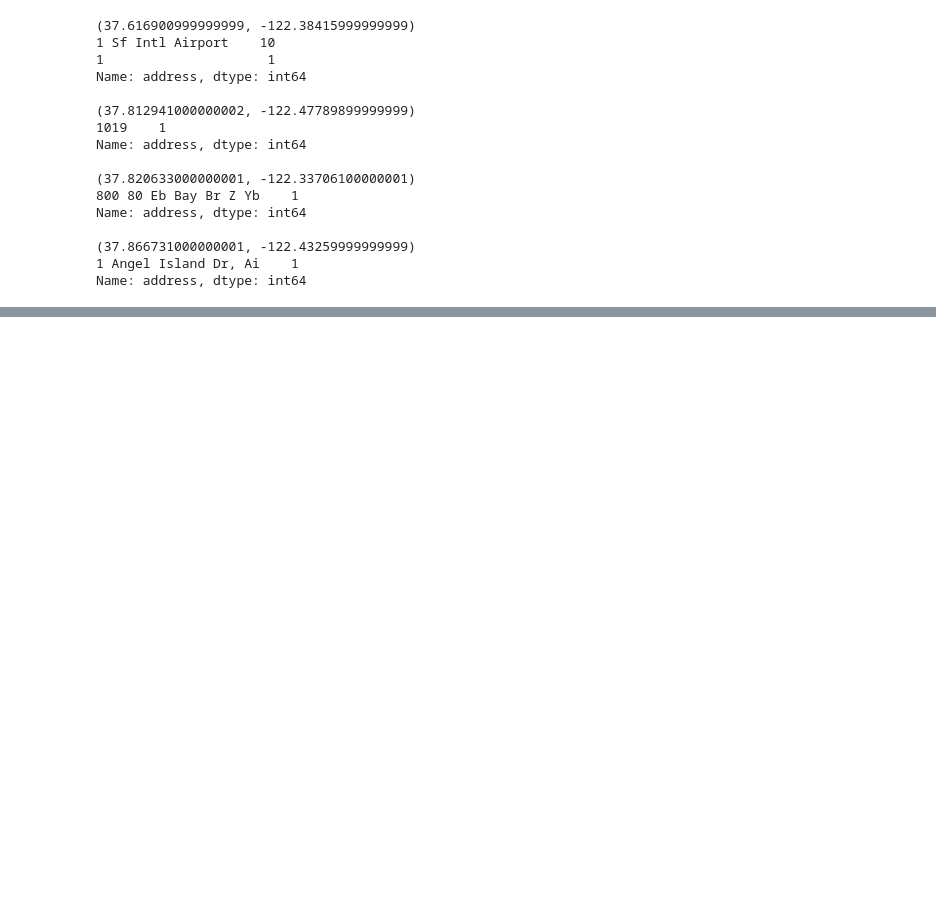
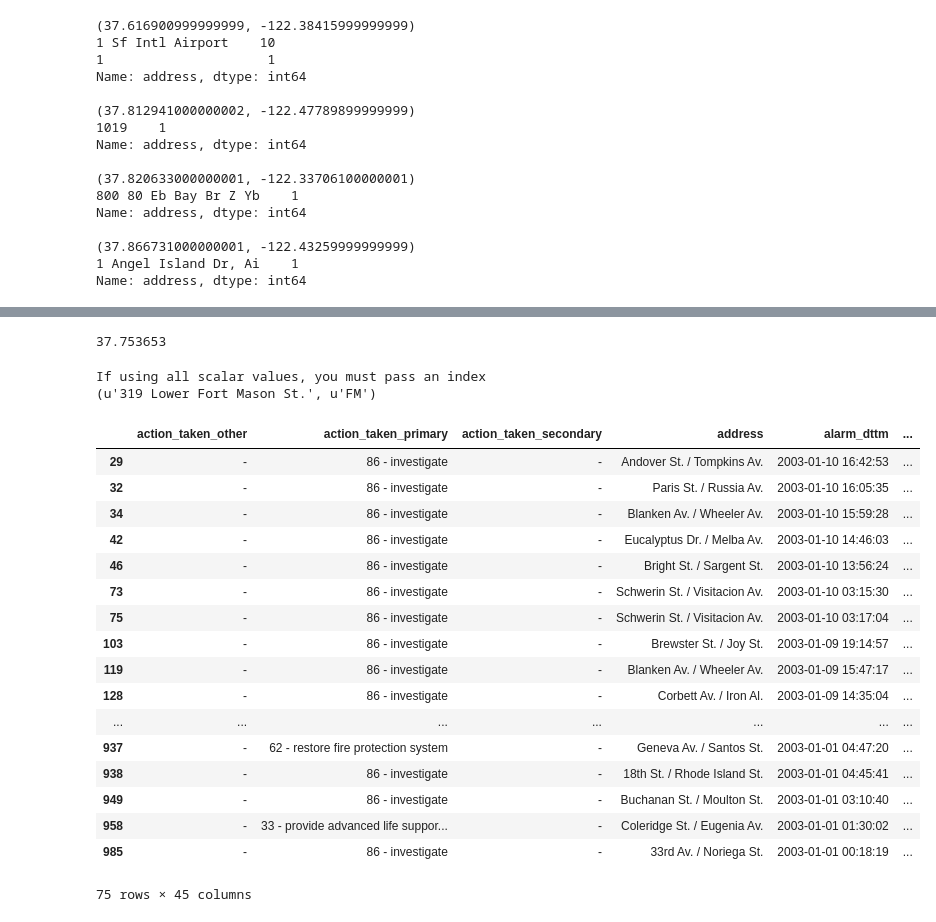
Before and after one commit to mikezawitkowski/fireRiskSF, a Jupyter notebook: notebooks/exploratory/0.3-EDA-second-pass.ipynb, the cells around one changed output, grey strips where cells are left out. Cells and saved outputs as stored; diff of their text form; code cells hidden in the pictures; blank space fills up the shorter version.

```diff
--- a/notebooks/exploratory/0.3-EDA-second-pass.ipynb
+++ b/notebooks/exploratory/0.3-EDA-second-pass.ipynb
@@ -485,0 +556,8 @@ temp_df.head()
+# %%
+# let's try building a street2coordinates endpoint
+address = ('+').join(df[mask].iloc[0]['address'].split())
+address = address + '%2c+San+Francisco%2c+CA'
+s2c_url = "http://www.datasciencetoolkit.org/street2coordinates/"
+temp_df = pd.read_json(s2c_url + address)
+temp_df
+# "http://www.datasciencetoolkit.org/street2coordinates/2543+Graystone+Place%2c+Simi+Valley%2c+CA+93065"
@@ -485,0 +578,51 @@ temp_df.head()
+# %%
+temp_df.loc['latitude'][0]
+# %% [output]
+37.753653
+# %%
+# rename the data
+df.loc[df.city == 'SF', 'city'] = 'San Francisco'
+# %%
+mask = (df.zipcode.isnull())
+grouped = df[mask].groupby(['address','city'])
+
+for name, group in grouped:
+    if '/' in str(name[0]):  # the sign that it's an intersection, deal with those separately
+        continue
+    street, city = name[0], name[1]
+    address = ('+').join(street.split())
+    address = address + '%2c+' + '+'.join(city.split()) + '%2c+CA'
+    s2c_url = "http://www.datasciencetoolkit.org/street2coordinates/"
+    try:
+        temp_df = pd.read_json(s2c_url + address)
+    except ValueError as err:
+        print(err)
+        print(name)
+        continue
+    mask = ((df.address == street) & (df.city == city))
+    df.loc[mask, 'lat'] = temp_df.loc['latitude'][0]
+    df.loc[mask, 'long'] = temp_df.loc['longitude'][0]
+# %% [output]
+If using all scalar values, you must pass an index
+(u'319 Lower Fort Mason St.', u'FM')
+# %%
+df[df.zipcode.isnull() & (df.lat.isnull())]
+# %% [output]
+|  | action_taken_other | action_taken_primary | action_taken_secondary | address | alarm_dttm | ... |
+| 29 | - | 86 - investigate | - | Andover St. / Tompkins Av. | 2003-01-10 16:42:53 | ... |
+| 32 | - | 86 - investigate | - | Paris St. / Russia Av. | 2003-01-10 16:05:35 | ... |
+| 34 | - | 86 - investigate | - | Blanken Av. / Wheeler Av. | 2003-01-10 15:59:28 | ... |
+| 42 | - | 86 - investigate | - | Eucalyptus Dr. / Melba Av. | 2003-01-10 14:46:03 | ... |
+| 46 | - | 86 - investigate | - | Bright St. / Sargent St. | 2003-01-10 13:56:24 | ... |
+| 73 | - | 86 - investigate | - | Schwerin St. / Visitacion Av. | 2003-01-10 03:15:30 | ... |
+| 75 | - | 86 - investigate | - | Schwerin St. / Visitacion Av. | 2003-01-10 03:17:04 | ... |
+| 103 | - | 86 - investigate | - | Brewster St. / Joy St. | 2003-01-09 19:14:57 | ... |
+| 119 | - | 86 - investigate | - | Blanken Av. / Wheeler Av. | 2003-01-09 15:47:17 | ... |
+| 128 | - | 86 - investigate | - | Corbett Av. / Iron Al. | 2003-01-09 14:35:04 | ... |
+| ... | ... | ... | ... | ... | ... | ... |
+| 937 | - | 62 - restore fire protection system | - | Geneva Av. / Santos St. | 2003-01-01 04:47:20 | ... |
+| 938 | - | 86 - investigate | - | 18th St. / Rhode Island St. | 2003-01-01 04:45:41 | ... |
+| 949 | - | 86 - investigate | - | Buchanan St. / Moulton St. | 2003-01-01 03:10:40 | ... |
+| 958 | - | 33 - provide advanced life suppor... | - | Coleridge St. / Eugenia Av. | 2003-01-01 01:30:02 | ... |
+| 985 | - | 86 - investigate | - | 33rd Av. / Noriega St. | 2003-01-01 00:18:19 | ... |
+75 rows × 45 columns
```
Also changed, not shown: parts of 12 cells of this notebook, 1 other file.
